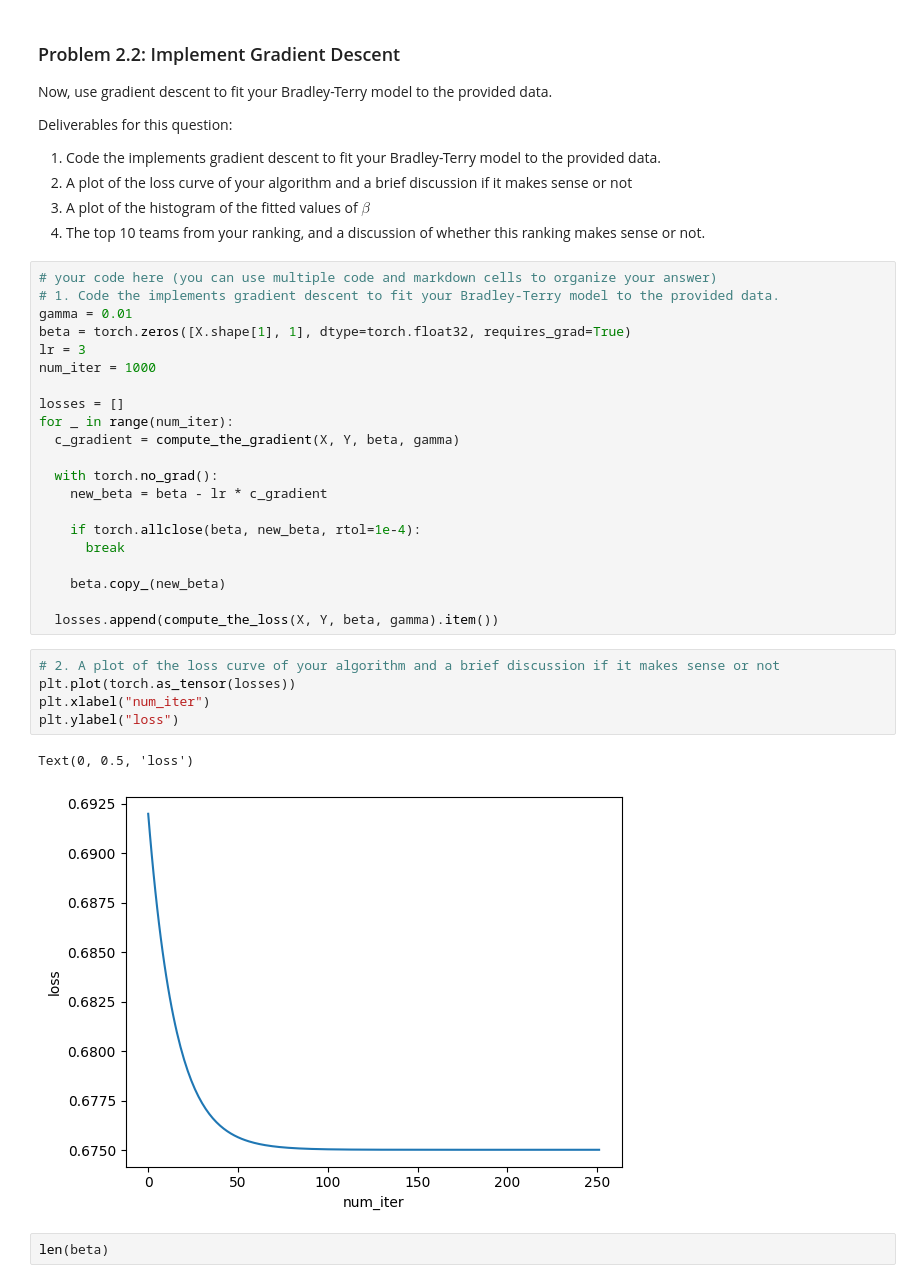
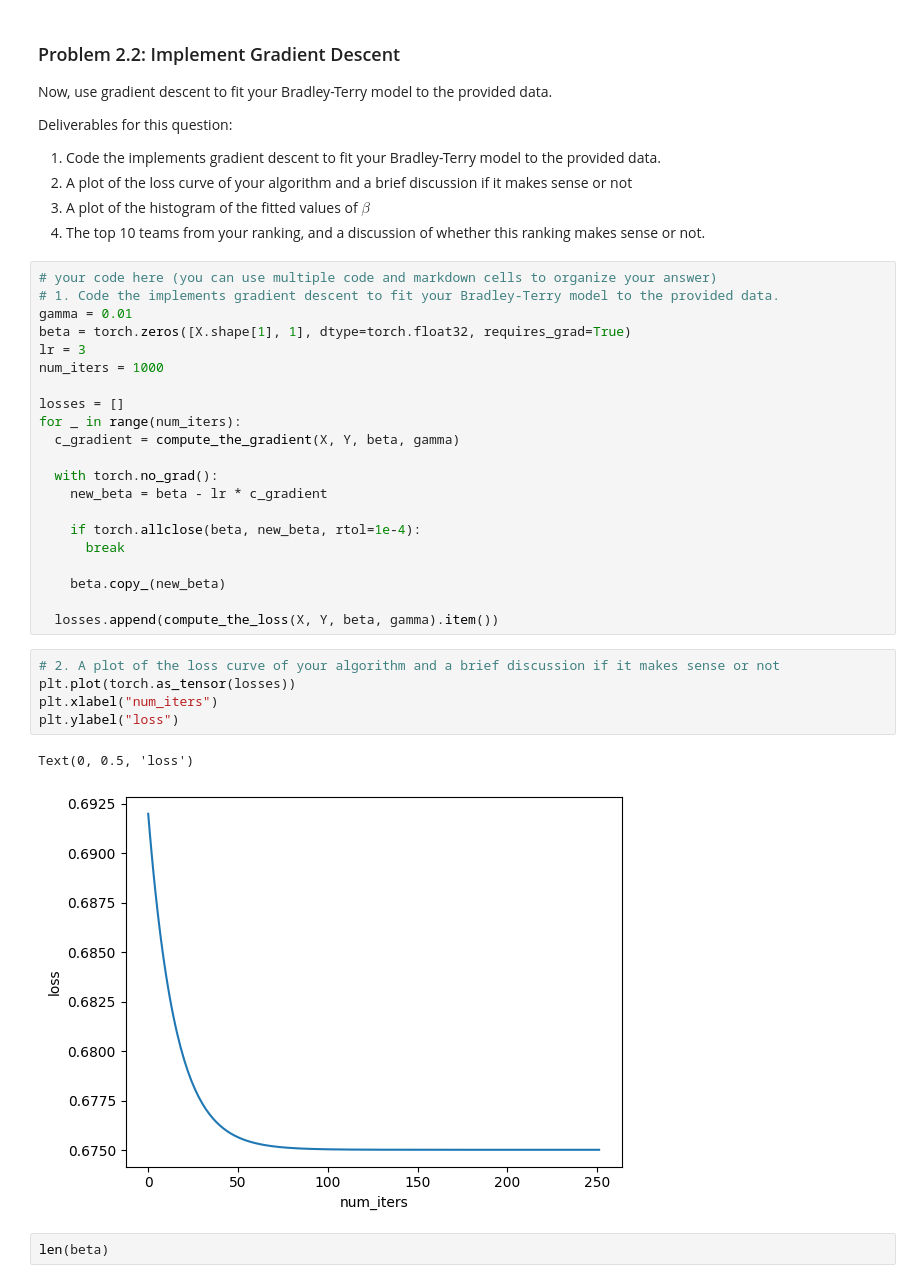
Before and after one commit to Zane-Liao/stats305b, a Jupyter notebook: hw1.ipynb, the cells around one changed output. Drawn from its saved outputs; the diff is of its cells as text.

```diff
--- a/hw1.ipynb
+++ b/hw1.ipynb
@@ -195,10 +196,10 @@ Deliverables for this question:
 gamma = 0.01
 beta = torch.zeros([X.shape[1], 1], dtype=torch.float32, requires_grad=True)
 lr = 3
-num_iter = 1000
+num_iters = 1000
 
 losses = []
-for _ in range(num_iter):
+for _ in range(num_iters):
   c_gradient = compute_the_gradient(X, Y, beta, gamma)
 
   with torch.no_grad():
@@ -213,11 +214,11 @@ for _ in range(num_iter):
 # %%
 # 2. A plot of the loss curve of your algorithm and a brief discussion if it makes sense or not
 plt.plot(torch.as_tensor(losses))
-plt.xlabel("num_iter")
+plt.xlabel("num_iters")
 plt.ylabel("loss")
 # %% [output]
 Text(0, 0.5, 'loss')
-[figure, old version]
+[figure, new version]
 # %%
 len(beta)
 # %% [output]
```
Also changed, not shown: parts of 22 cells of this notebook.
